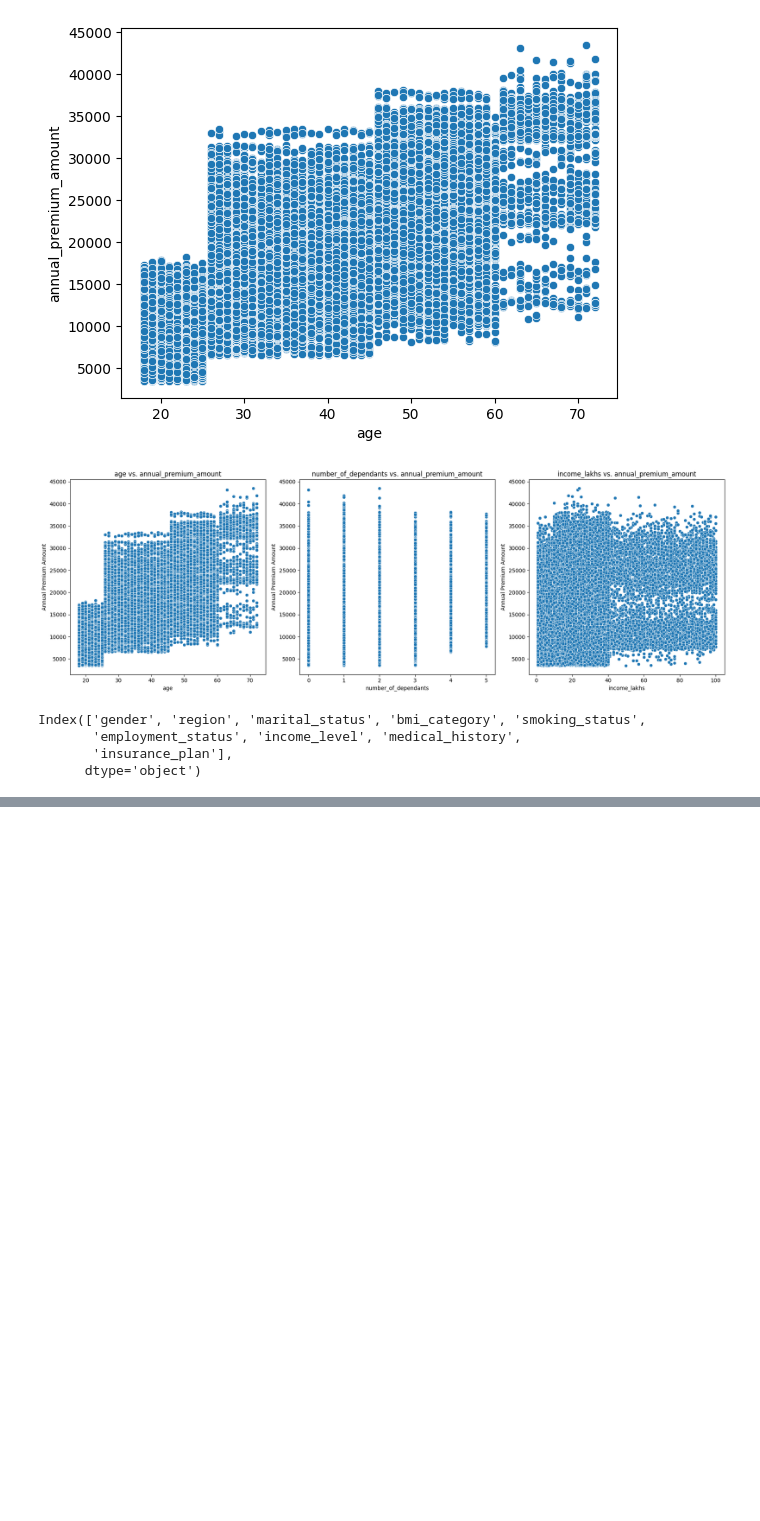
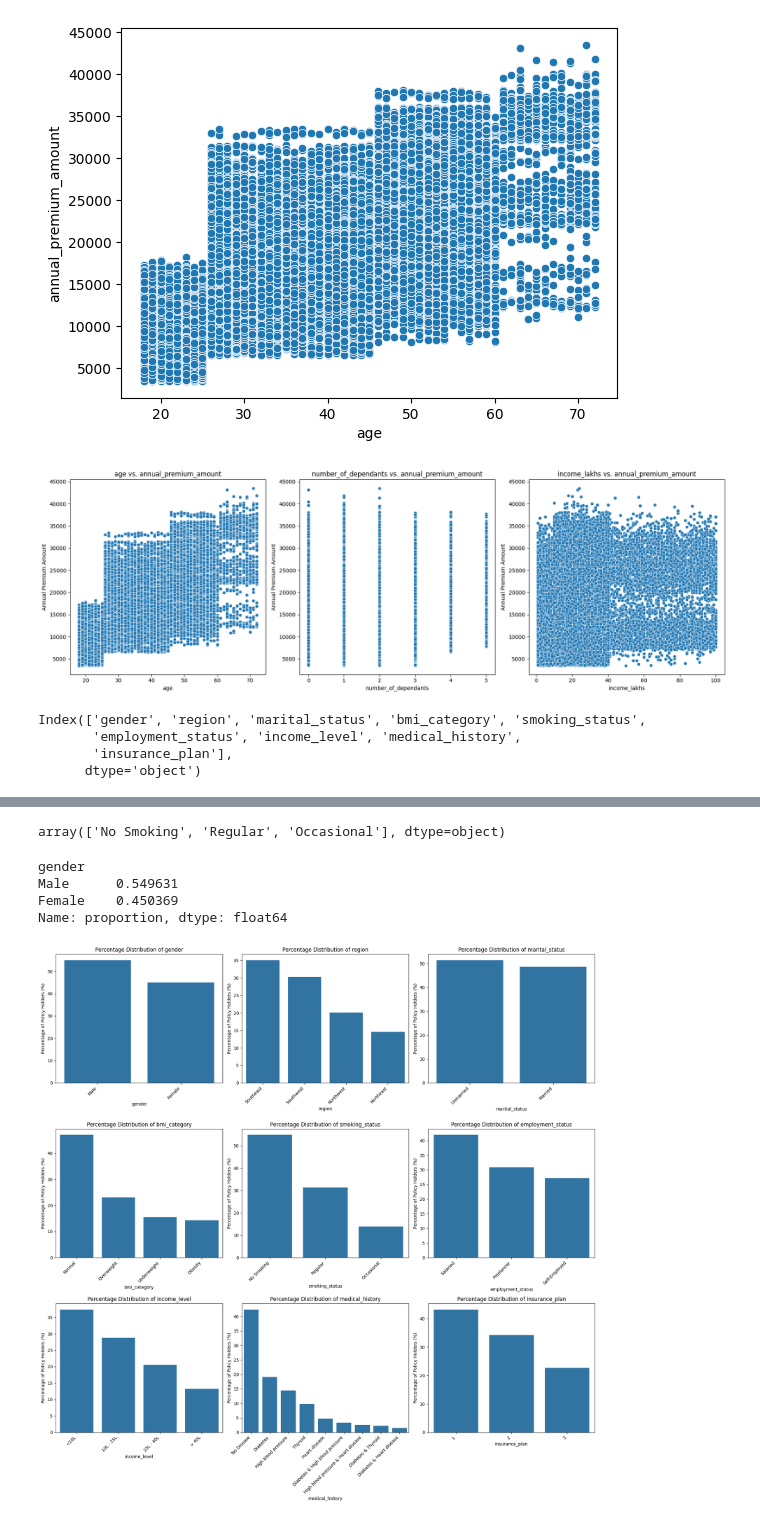
Before and after one commit to shubhammjha/Data-Science, a Jupyter notebook: projects/healthcare_premium_prediction/notebooks/Main.ipynb, the cells around one changed output, grey strips where cells are left out. Cells and saved outputs as stored; diff of their text form; code cells hidden in the pictures; blank space fills up the shorter version.

```diff
--- a/projects/healthcare_premium_prediction/notebooks/Main.ipynb
+++ b/projects/healthcare_premium_prediction/notebooks/Main.ipynb
@@ -187,10 +187,10 @@ def get_iqr_bounds(col):
     upper_bound = Q3 + 1.5 * IQR
     return lower_bound, upper_bound
 # %%
-quantile_threshold_income = df_age_fixed.income_lakhs.quantile(0.999)
+quantile_threshold_income = df1.income_lakhs.quantile(0.999)
 quantile_threshold_income
 # %% [output]
 np.float64(100.0)
 # %%
-df_income_fixed = df_age_fixed[df_age_fixed.income_lakhs<=quantile_threshold_income].copy()
+df2 = df1[df1.income_lakhs<=quantile_threshold_income].copy()
 # %%
@@ -228,7 +226,7 @@ plt.show()
 fig, axes = plt.subplots(1, (len(numeric_columns)-1), figsize = (18,6))
 
 for ax, column in zip(axes, numeric_columns):
-    sns.scatterplot(x = df_income_fixed[column], y = df_income_fixed['annual_premium_amount'], ax=ax)
+    sns.scatterplot(x = df2[column], y = df2['annual_premium_amount'], ax=ax)
     ax.set_title(f'{column} vs. annual_premium_amount')
     ax.set_xlabel(column)
     ax.set_ylabel('Annual Premium Amount')
@@ -247,0 +263,34 @@ Index(['gender', 'region', 'marital_status', 'bmi_category', 'smoking_status',
+# %%
+df2['smoking_status'].replace({ #here, there were too many redundant types under 'smoking_status' column, so we fixed it
+    'Smoking=0' : 'No Smoking',
+    'Does Not Smoke' : 'No Smoking',
+    'Not Smoking' : 'No Smoking'
+}, inplace = True)
+df2['smoking_status'].unique()
+# %% [output]
+array(['No Smoking', 'Regular', 'Occasional'], dtype=object)
+# %%
+gender_count = df2['gender'].value_counts(normalize = True)
+gender_count
+# %% [output]
+gender
+Male      0.549631
+Female    0.450369
+Name: proportion, dtype: float64
+# %%
+fig, axes = plt.subplots(3,3, figsize = (18,18))
+axes = axes.flatten()
+
+for ax, column in zip(axes, categorical_columns):
+    category_count = df2[column].value_counts(normalize = True) * 100
+
+    sns.barplot(x = category_count.index, y = category_count.values, ax = ax)
+    ax.set_title(f'Percentage Distribution of {column}')
+    ax.set_xlabel(column)
+    ax.set_ylabel('Percentage of Policy Holders (%)')
+    ax.set_xticklabels(ax.get_xticklabels(), rotation=45, ha='right')
+
+plt.tight_layout()
+plt.show()
+# %% [output]
+[figure, added]
```
Also changed, not shown: parts of 38 cells of this notebook.
